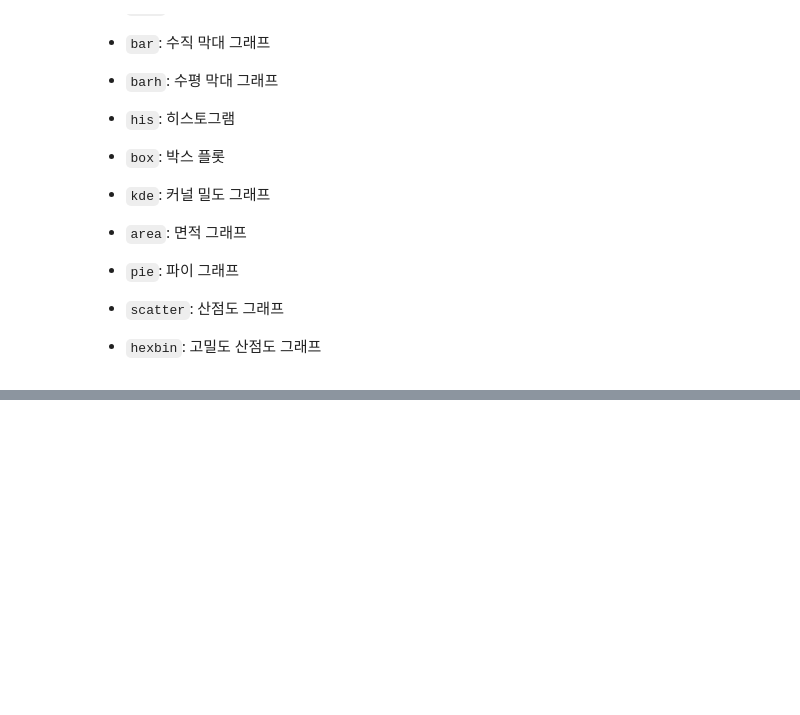
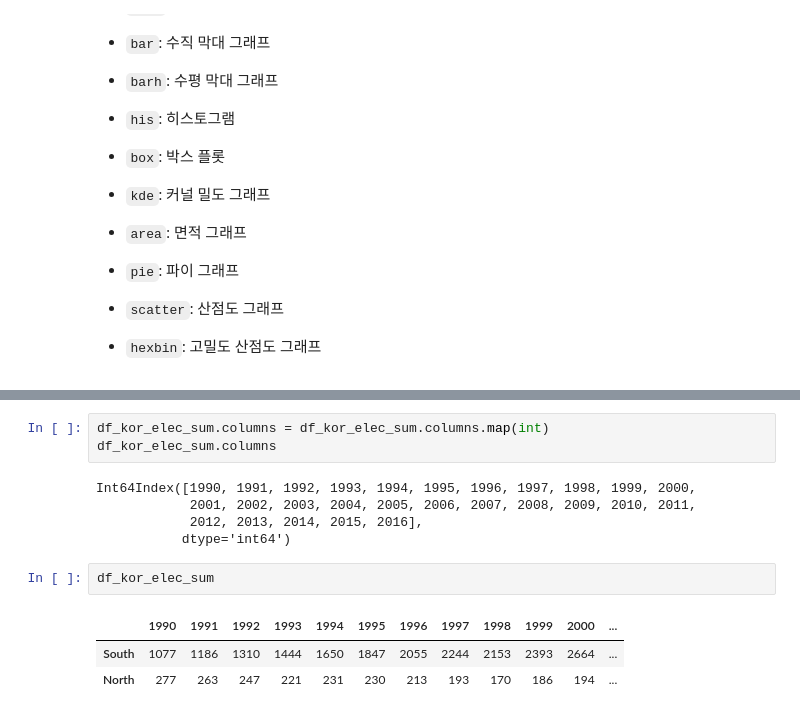
Before and after one commit to LeeSeungwon89/Pandas_Theory, a Jupyter notebook: 2. 데이터를 다루기 위한 파이썬 패키지.ipynb, the cells around one changed output, grey strips where cells are left out. Cells and saved outputs as stored; diff of their text form; blank space fills up the shorter version.

```diff
--- a/2. 데이터를 다루기 위한 파이썬 패키지.ipynb
+++ b/2. 데이터를 다루기 위한 파이썬 패키지.ipynb
@@ -3353,0 +3393,14 @@ df_ti_pv3.xs(('min', 'age', 1), level=[0, 1, 2], axis=1)
+# %%
+df_kor_elec_sum.columns = df_kor_elec_sum.columns.map(int)
+df_kor_elec_sum.columns
+# %% [output]
+Int64Index([1990, 1991, 1992, 1993, 1994, 1995, 1996, 1997, 1998, 1999, 2000,
+            2001, 2002, 2003, 2004, 2005, 2006, 2007, 2008, 2009, 2010, 2011,
+            2012, 2013, 2014, 2015, 2016],
+           dtype='int64')
+# %%
+df_kor_elec_sum
+# %% [output]
+|  | 1990 | 1991 | 1992 | 1993 | 1994 | 1995 | 1996 | 1997 | 1998 | 1999 | 2000 | ... |
+| South | 1077 | 1186 | 1310 | 1444 | 1650 | 1847 | 2055 | 2244 | 2153 | 2393 | 2664 | ... |
+| North | 277 | 263 | 247 | 221 | 231 | 230 | 213 | 193 | 170 | 186 | 194 | ... |
```
Also changed, not shown: parts of 10 cells of this notebook.
